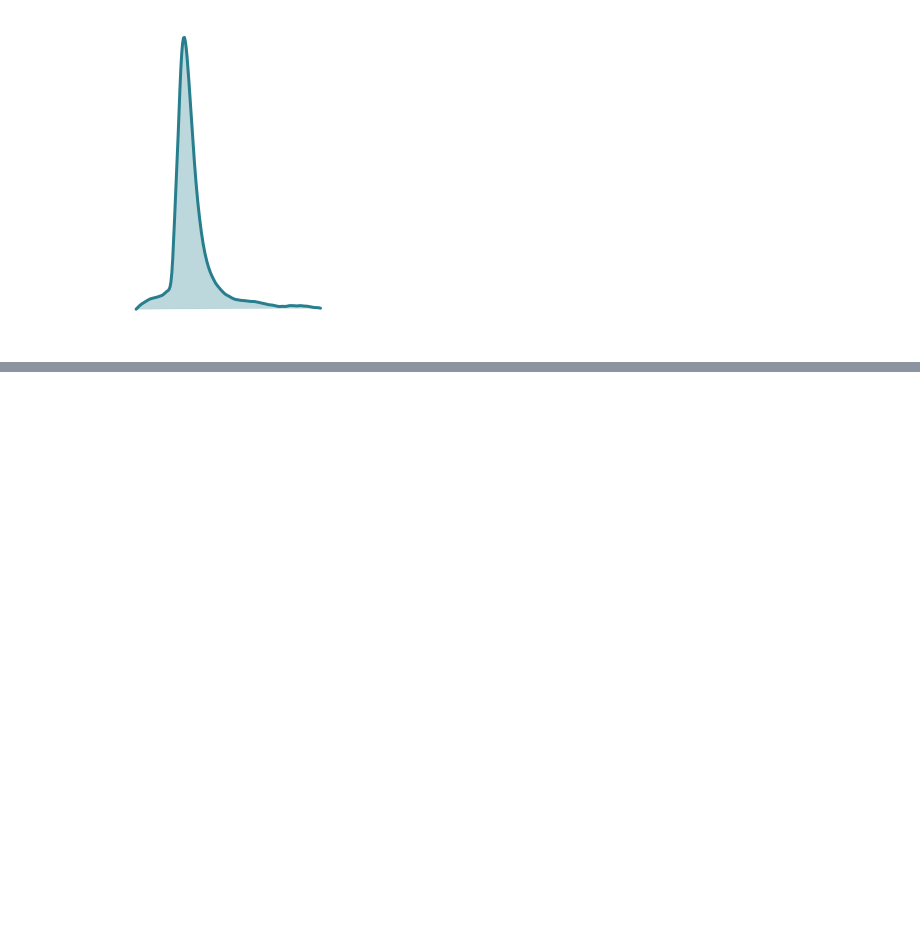
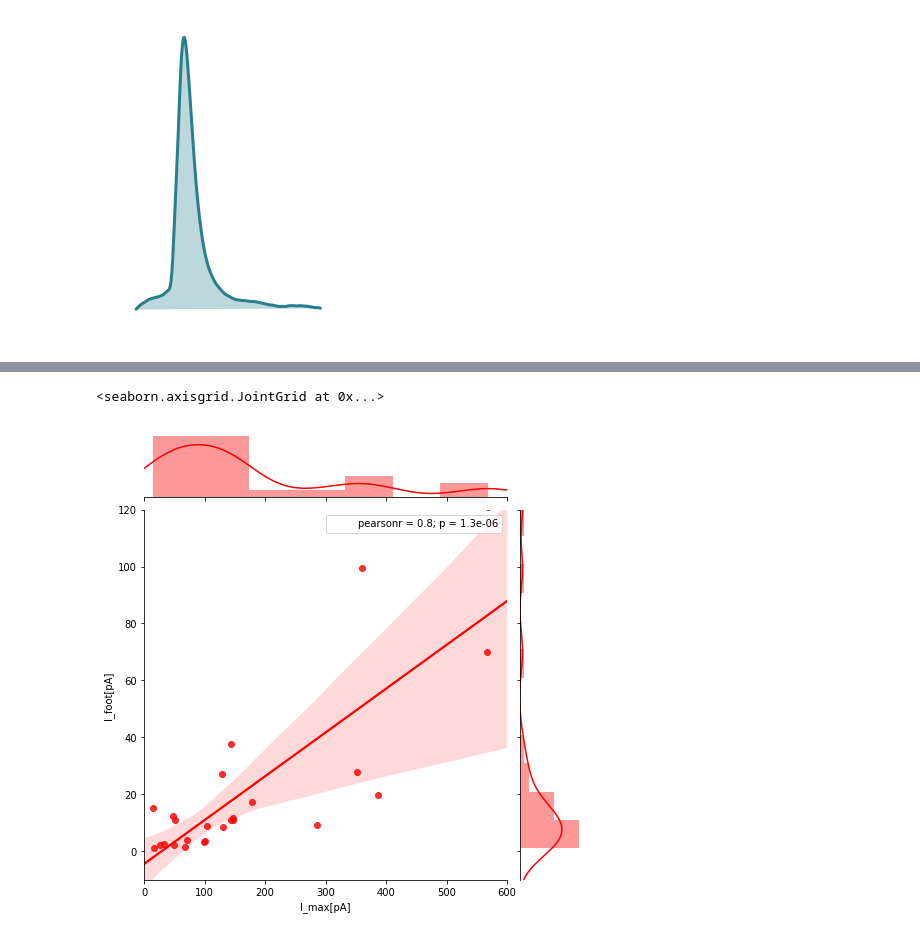
Before and after one commit to jpalma-espinosa/Amperometria-UV, a Jupyter notebook: datos/Registro/ntbk/analisis con pandas.ipynb, the cells around one changed output, grey strips where cells are left out. Drawn from its saved outputs; the diff is of its cells as text; code cells hidden in the pictures; blank space fills up the shorter version.

```diff
--- a/datos/Registro/ntbk/analisis con pandas.ipynb
+++ b/datos/Registro/ntbk/analisis con pandas.ipynb
@@ -352,0 +346,6 @@ len(with_foot_amplitude)
+# %%
+sns.jointplot("I_max[pA]","I_foot[pA]", data=with_foot, kind="reg",
+                  xlim=(0, 600), ylim=(-10, 120), color="r", size=7)
+# %% [output]
+<seaborn.axisgrid.JointGrid at 0x...>
+[figure, added]
```
Also changed, not shown: parts of 5 cells of this notebook, 2 other files.
